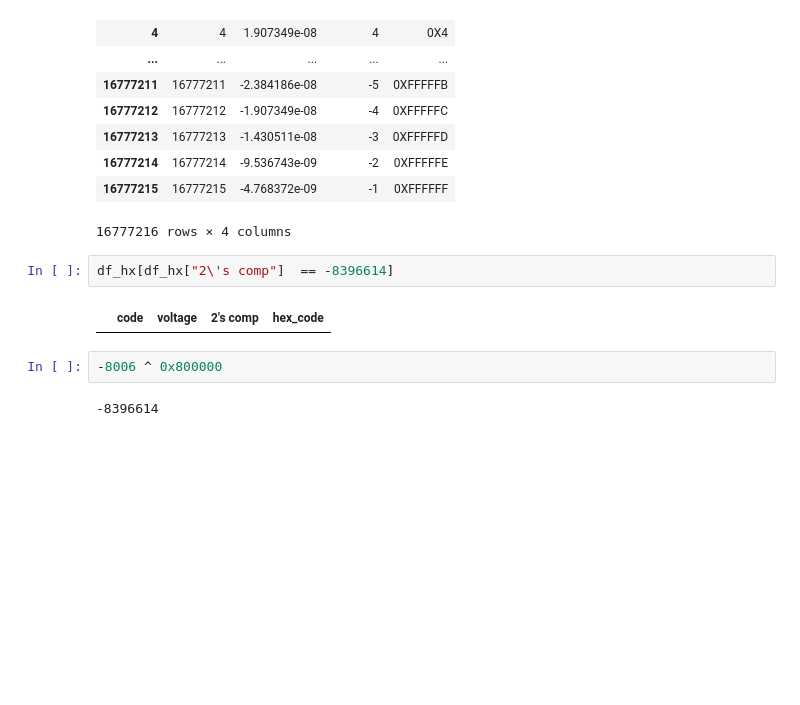
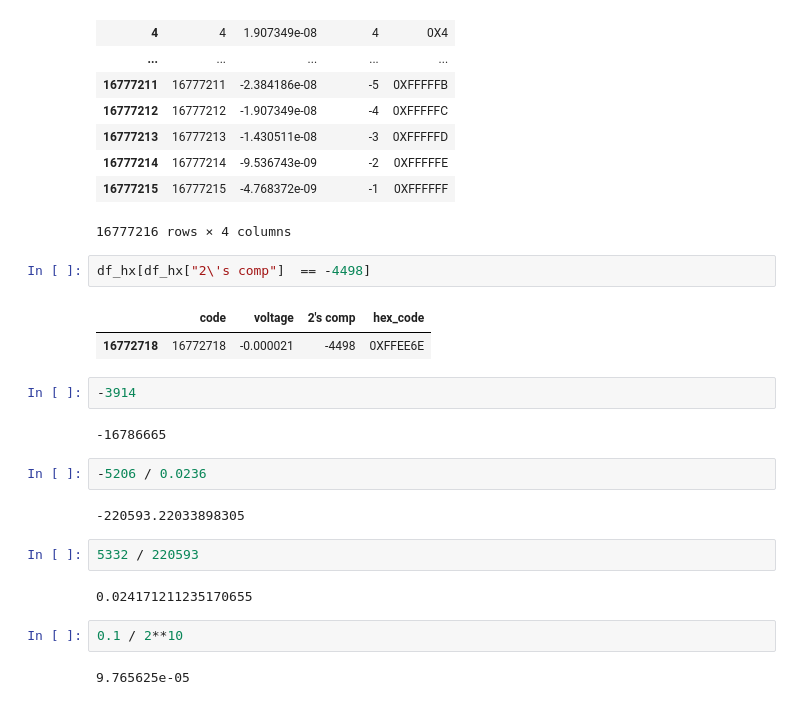
Before and after one commit to Marik28/dissertation, a Jupyter notebook: src/notebooks/Исследование mc7425.ipynb, the cells around one changed output. Saved outputs shown, nothing was run; the diff lists cells and outputs as text; blank space fills up the shorter version.

```diff
--- a/notebooks/Исследование mc7425.ipynb
+++ b/src/notebooks/Исследование mc7425.ipynb
@@ -140,10 +142,23 @@ df_hx
 | 16777215 | 16777215 | -4.768372e-09 | -1 | 0XFFFFFF |
 16777216 rows × 4 columns
 # %%
-df_hx[df_hx["2\'s comp"]  == -8396614]
+df_hx[df_hx["2\'s comp"]  == -4498]
 # %% [output]
 |  | code | voltage | 2's comp | hex_code |
+| 16772718 | 16772718 | -0.000021 | -4498 | 0XFFEE6E |
 # %%
--8006 ^ 0x800000
+-3914
 # %% [output]
--8396614
+-16786665
+# %%
+-5206 / 0.0236
+# %% [output]
+-220593.22033898305
+# %%
+5332 / 220593
+# %% [output]
+0.024171211235170655
+# %%
+0.1 / 2**10
+# %% [output]
+9.765625e-05
```
Also changed, not shown: parts of 2 cells of this notebook.
